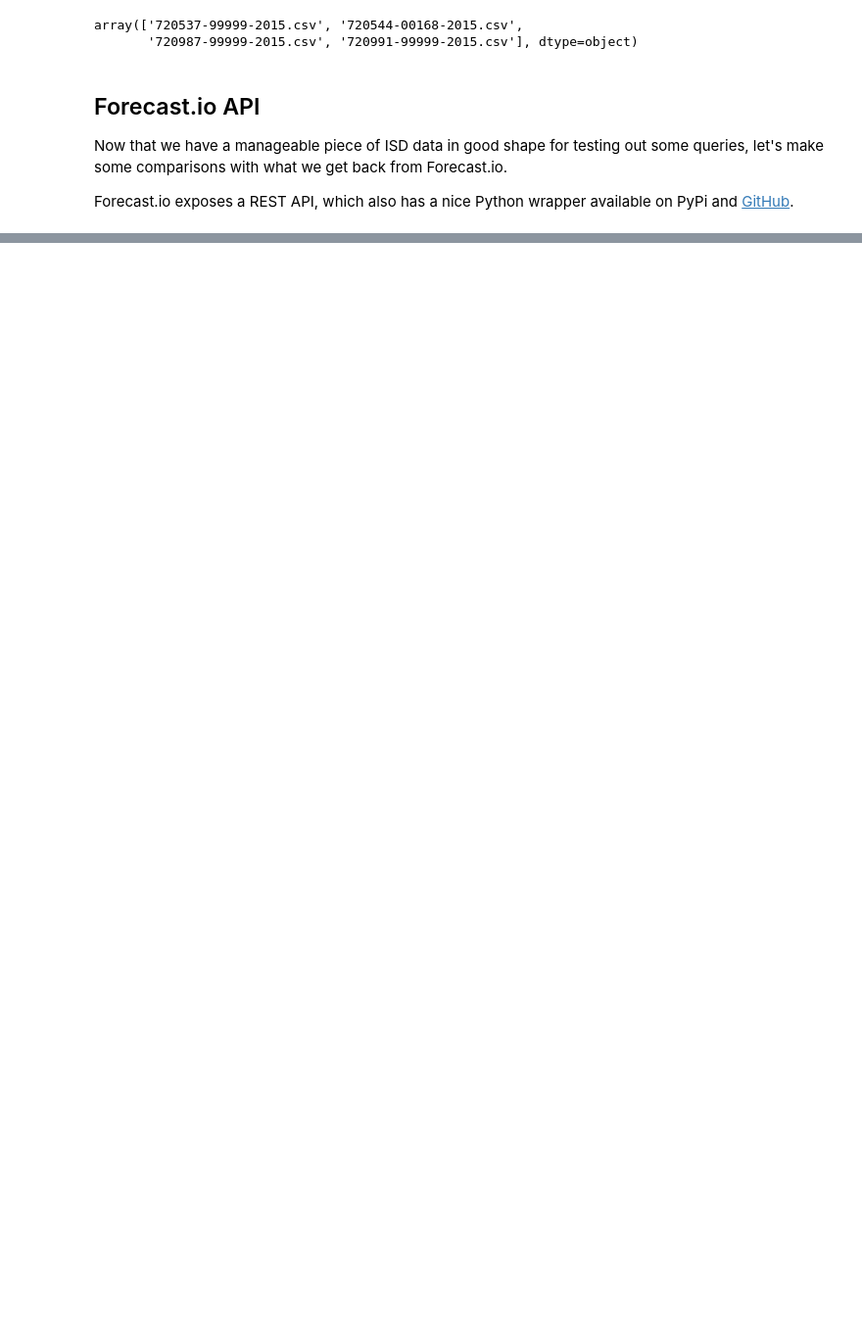
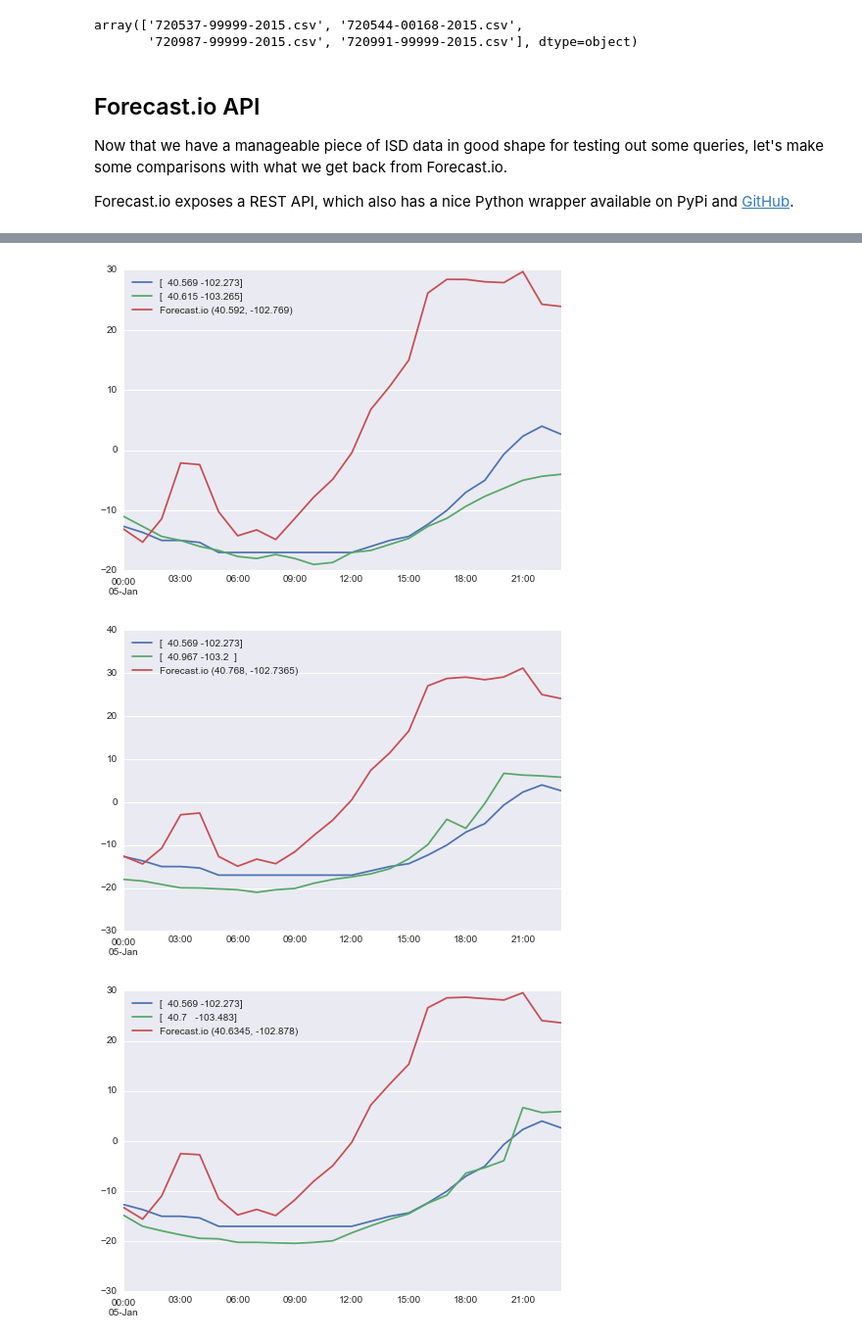
Before and after one commit to hack-c/weathergrab, a Jupyter notebook: Forecast.io vs. raw ISD data smackdown 2015.ipynb, the cells around one changed output, grey strips where cells are left out. Shown at 98% size. Drawn from its saved outputs; the diff is of its cells as text; code cells hidden in the pictures; blank space fills up the shorter version.

```diff
--- a/Forecast.io vs. raw ISD data smackdown 2015.ipynb
+++ b/Forecast.io vs. raw ISD data smackdown 2015.ipynb
@@ -232,0 +252,37 @@ time = pd.datetime(2015, 1, 1, 1)  # 1am on New Year's Day
+# %%
+# define some utility functions for extracting temperature from forecastio and getting labels for stuff
+def get_temp(lat, lng, datetime):
+    """
+    call Forecast.io API
+    return temperature at the centroid at given datetime
+    """
+    return forecastio.load_forecast(api_key, lat, lng, time=datetime).currently().d["apparentTemperature"]
+
+def coords(fn):
+    """
+    use the `stations` meta info dataframe to get coordinates for a filename.
+    """
+    return np.array((stations.ix[fn].lat, stations.ix[fn].long))
+
+
+# datetime objects for each hour in January 5
+times = [pd.datetime(2015, 1, 5, h) for h in range(24)]
+
+
+# now, for each midpoint between two stations, construct a plotdf
+# containing station 1 temp data, station 2 temp data, and forecastio's temp at the midpoint.
+
+plotdfs = []
+for s1, s2 in combinations(fns, 2):
+    plotdf = pd.DataFrame({str(coords(sta)): day[day.filename == sta].temp.resample("1h") for sta in (s1,s2)})
+
+    midptlat, midptlng = tuple((coords(s1) + coords(s2)) / 2)
+    plotdf["Forecast.io ({lat}, {lng})".format(lat=midptlat, lng=midptlng)] = pd.Series([get_temp(midptlat, midptlng, t) for t in times], index=plotdf.index)
+    plotdfs.append(plotdf)
+# %%
+for pltdf in plotdfs:
+    pltdf.plot()
+# %% [output]
+[figure, added]
+[figure, added]
+[figure, added]
```
Also changed, not shown: parts of 12 cells of this notebook.
